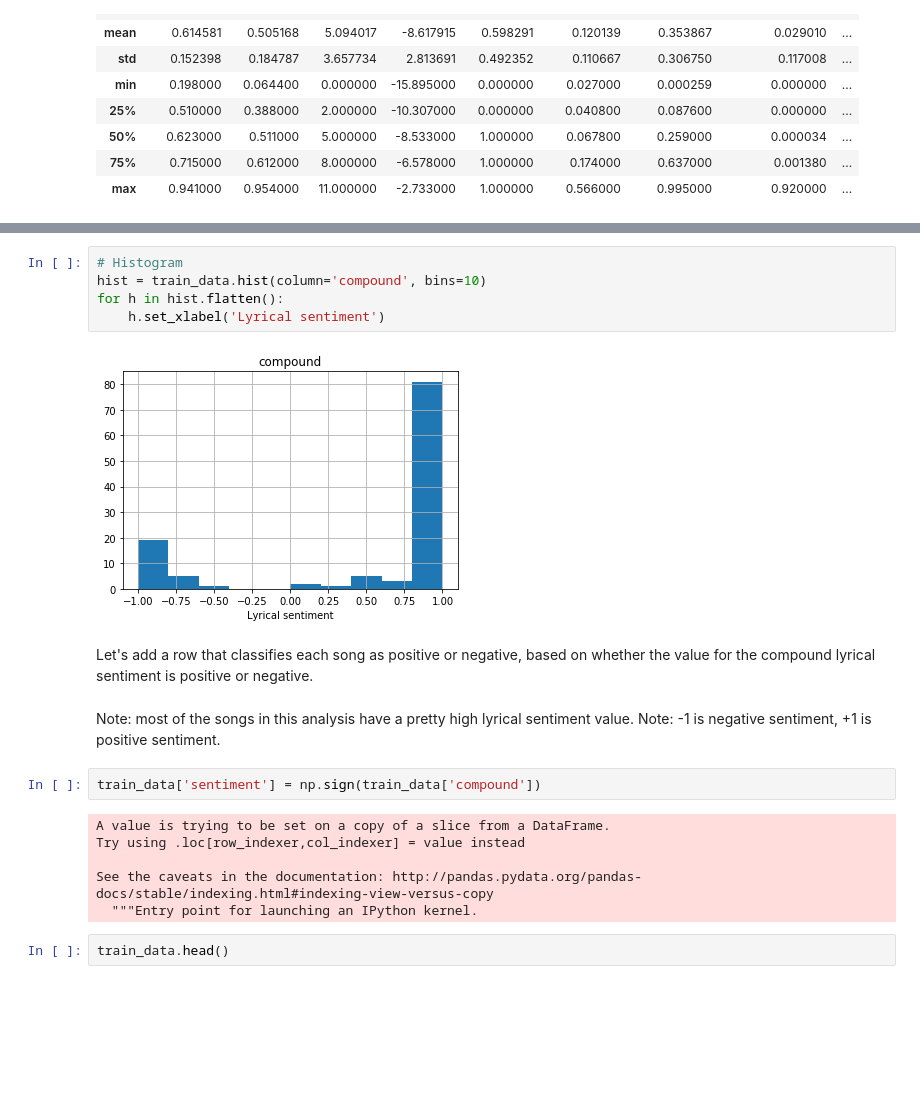
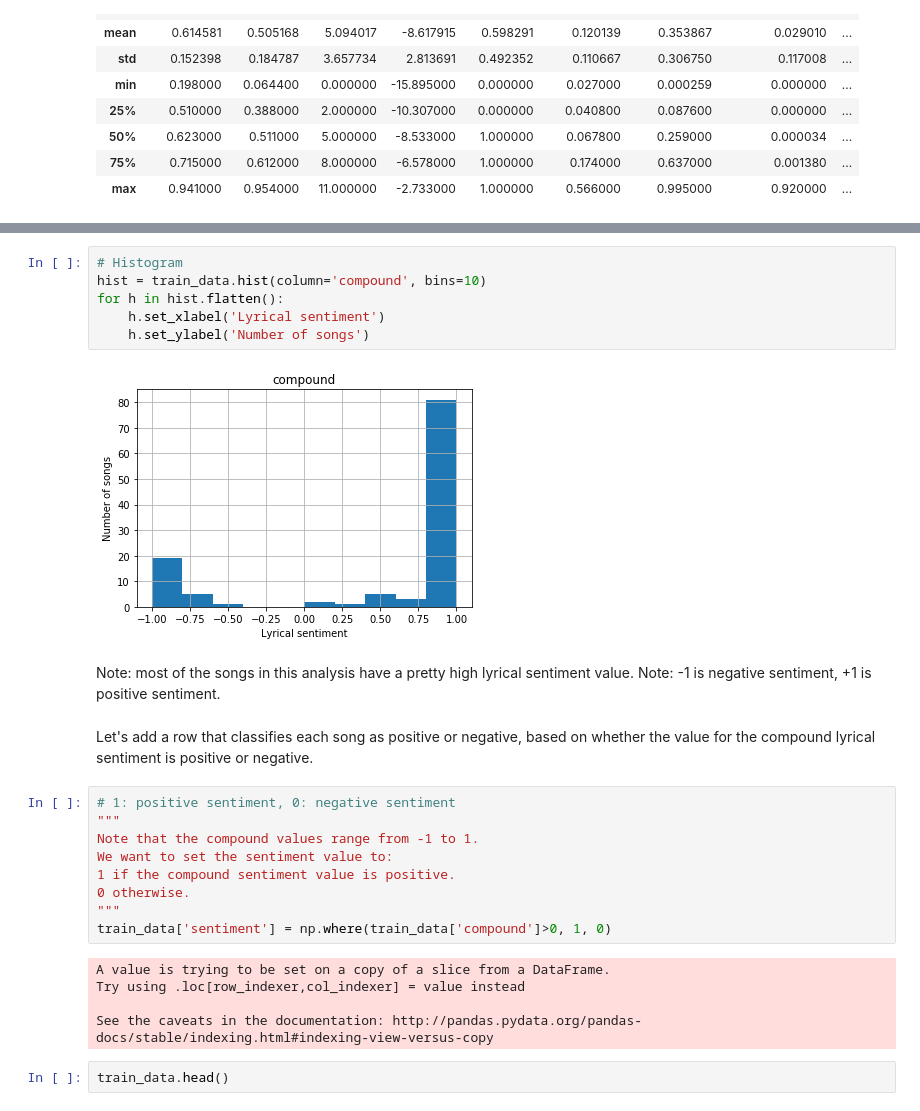
Before and after one commit to rileynwong/spotify-analysis, a Jupyter notebook: Data-Analysis.ipynb, the cells around one changed output, grey strips where cells are left out. Saved outputs shown, nothing was run; the diff lists cells and outputs as text; blank space fills up the shorter version.

```diff
--- a/Data-Analysis.ipynb
+++ b/Data-Analysis.ipynb
@@ -516,23 +677,30 @@ Name: compound, dtype: float64
 # %%
 # Histogram
 hist = train_data.hist(column='compound', bins=10)
 for h in hist.flatten():
     h.set_xlabel('Lyrical sentiment')
+    h.set_ylabel('Number of songs')
 # %% [output]
-[figure, old version]
+[figure, new version]
+# %% [markdown]
+Note: most of the songs in this analysis have a pretty high lyrical sentiment value.
+Note: -1 is negative sentiment, +1 is positive sentiment.
 # %% [markdown]
 Let's add a row that classifies each song as positive or negative, based on whether the value for the compound lyrical sentiment is positive or negative.
-# %% [markdown]
-Note: most of the songs in this analysis have a pretty high lyrical sentiment value.
-Note: -1 is negative sentiment, +1 is positive sentiment.
-# %%
-train_data['sentiment'] = np.sign(train_data['compound'])
-# %% [output]
-A value is trying to be set on a copy of a slice from a DataFrame.
-Try using .loc[row_indexer,col_indexer] = value instead
-
-See the caveats in the documentation: http://pandas.pydata.org/pandas-docs/stable/indexing.html#indexing-view-versus-copy
-  """Entry point for launching an IPython kernel.
+# %%
+# 1: positive sentiment, 0: negative sentiment
+"""
+Note that the compound values range from -1 to 1.
+We want to set the sentiment value to:
+1 if the compound sentiment value is positive.
+0 otherwise.
+"""
+train_data['sentiment'] = np.where(train_data['compound']>0, 1, 0)
+# %% [output]
+A value is trying to be set on a copy of a slice from a DataFrame.
+Try using .loc[row_indexer,col_indexer] = value instead
+
+See the caveats in the documentation: http://pandas.pydata.org/pandas-docs/stable/indexing.html#indexing-view-versus-copy
 # %%
 train_data.head()
 # %% [output]
```
Also changed, not shown: parts of 42 cells of this notebook.
